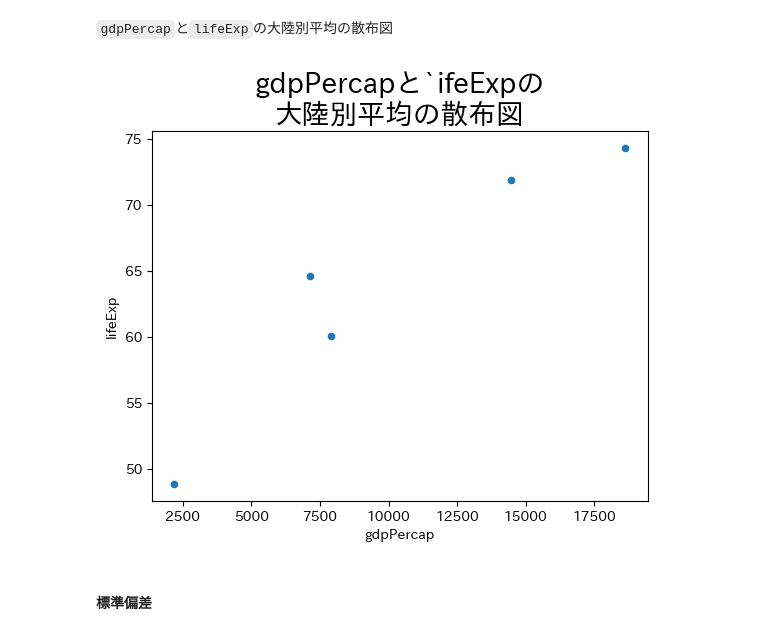
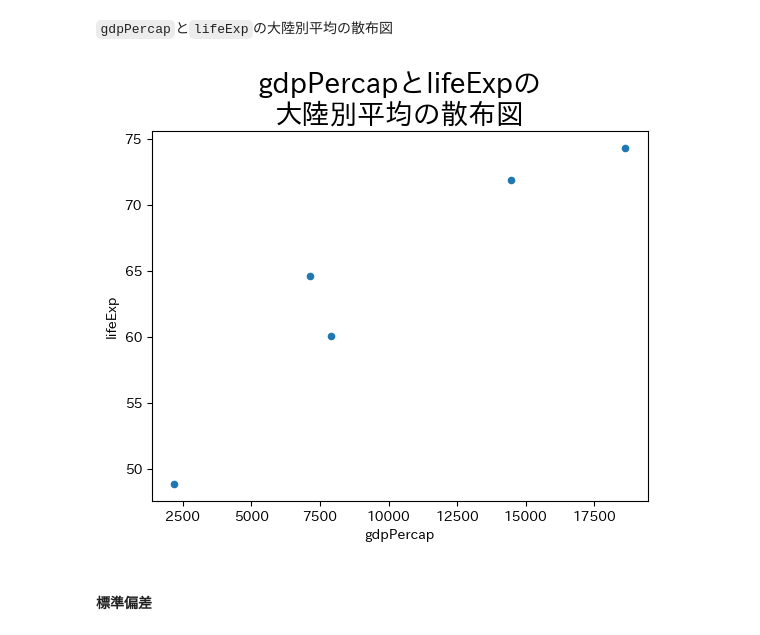
Before and after one commit to Py4Basics/py4basics.github.io, a Jupyter notebook: Gapminder.ipynb, the cells around one changed output. Saved outputs shown, nothing was run; the diff lists cells and outputs as text; code cells hidden in the pictures.

```diff
--- a/Gapminder.ipynb
+++ b/Gapminder.ipynb
@@ -234,11 +234,11 @@ df_group[three_vars].mean()
 # %% [markdown]
 `gdpPercap`と`lifeExp`の大陸別平均の散布図
 # %%
-ax = df_group.mean().plot(kind='scatter', x='gdpPercap', y='lifeExp')
-ax.set_title('gdpPercapと`ifeExpの\n大陸別平均の散布図', size=20)
+ax = df_group[three_vars].mean().plot(kind='scatter', x='gdpPercap', y='lifeExp')
+ax.set_title('gdpPercapとlifeExpの\n大陸別平均の散布図', size=20)
 pass
 # %% [output]
-[figure, old version]
+[figure, new version]
 # %% [markdown]
 #### 標準偏差
 # %% [markdown]
```
Also changed, not shown: parts of 10 cells of this notebook.
